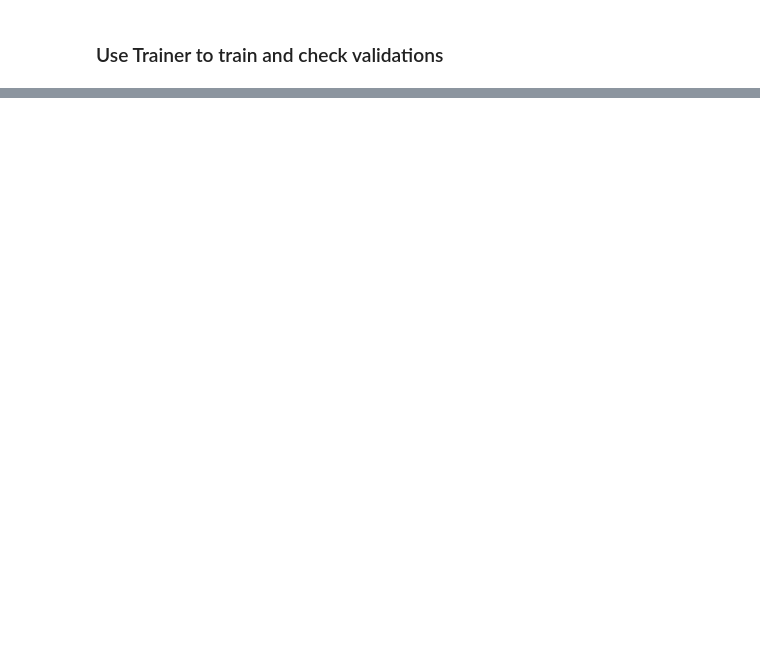
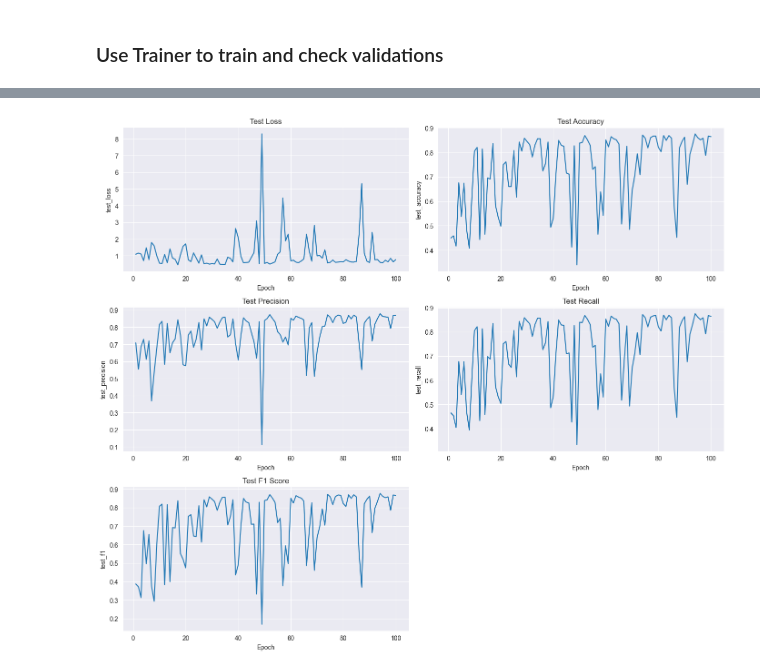
Before and after one commit to tikadatta2005/efficient-surveillance-threat-recognition, a Jupyter notebook: experiments/experiment1.ipynb, the cells around one changed output, grey strips where cells are left out. Drawn from its saved outputs; the diff is of its cells as text; code cells hidden in the pictures; blank space fills up the shorter version.

```diff
--- a/experiments/experiment1.ipynb
+++ b/experiments/experiment1.ipynb
@@ -168,0 +262,5 @@ high_accuracy_df
+# %%
+# Plot all 100 epochs
+test_metrics_df = plot_testing_history(test_scores)
+# %% [output]
+[figure, added]
```
Also changed, not shown: parts of 13 cells of this notebook, 5 other files.
